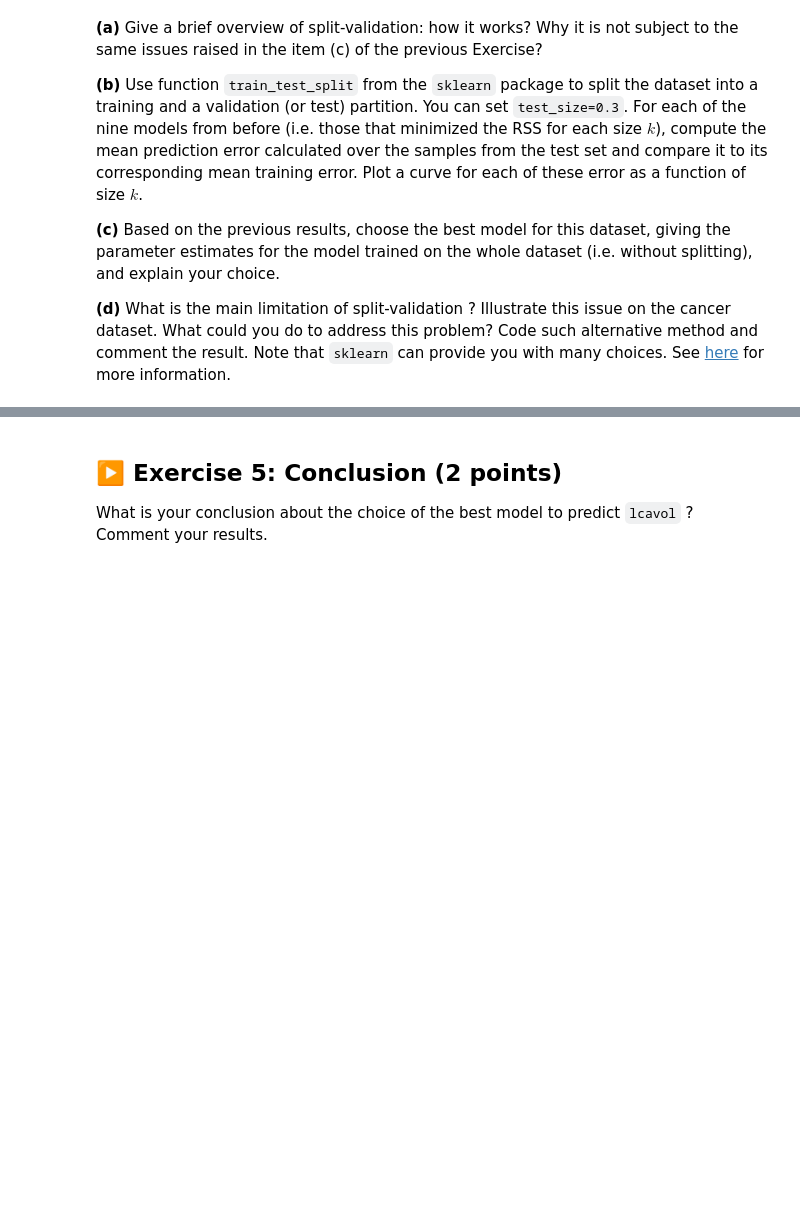
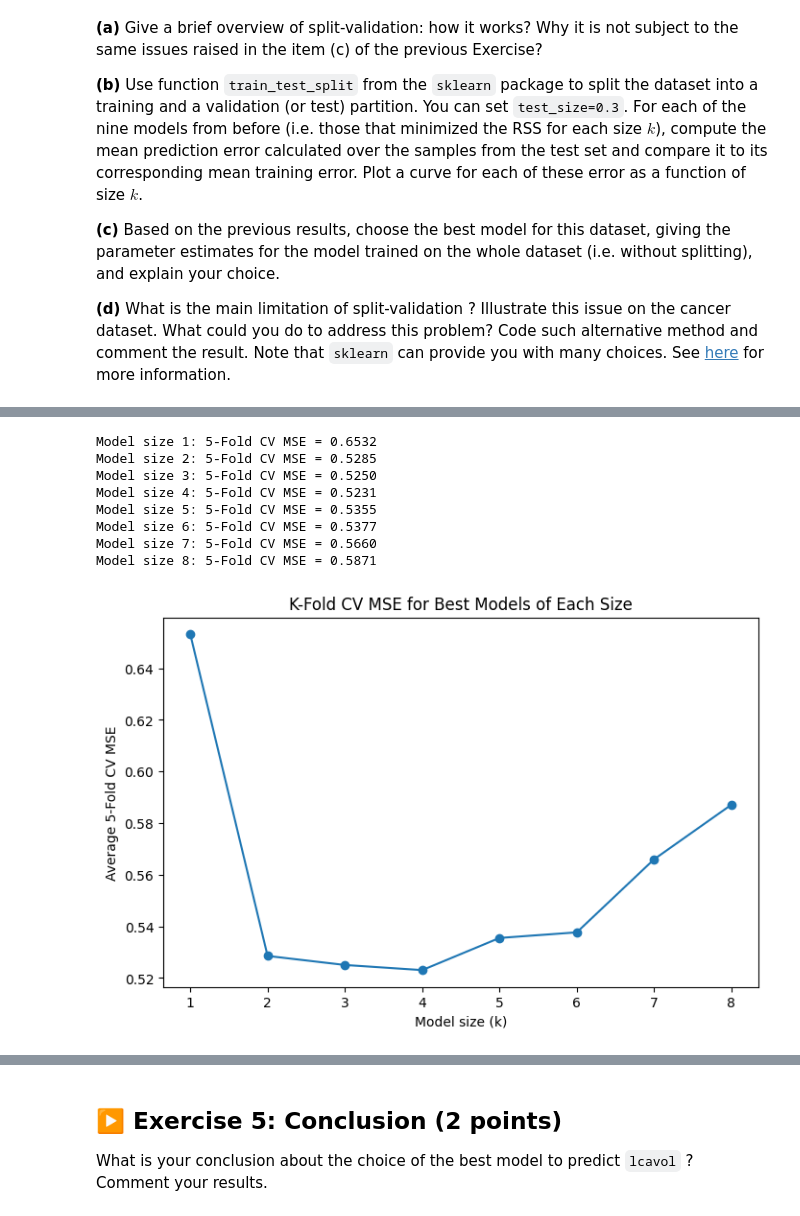
Before and after one commit to Ba-Hi/reports_tp, a Jupyter notebook: TP1/TP1.ipynb, the cells around one changed output, grey strips where cells are left out. Cells and saved outputs as stored; diff of their text form; code cells hidden in the pictures; blank space fills up the shorter version.

```diff
--- a/TP1/TP1.ipynb
+++ b/TP1/TP1.ipynb
@@ -646,0 +735,19 @@ you do to address this problem? Code such alternative method and comment the res
+# %%
+import statsmodels.api as sm
+
+# Best model of size k = 3
+selected = best_models[3]   # ('lpsa', 'age', 'lcp')
+
+# Build design matrix using the whole dataset
+X_k = sm.add_constant(df[list(selected)])
+y = df['lcavol']
+
+# Fit model on entire dataset
+model_full = sm.OLS(y, X_k).fit()
+
+# Print full summary
+print(model_full.summary())
+
+# Print only coefficients
+print("\nEstimated coefficients:")
+print(model_full.params)
@@ -646,0 +778,59 @@ you do to address this problem? Code such alternative method and comment the res
+# %%
+import statsmodels.api as sm
+from sklearn.model_selection import KFold
+from sklearn.metrics import mean_squared_error
+import numpy as np
+
+# Prepare predictors and response
+predictors = ['lpsa','lweight','age','lbph','svi','lcp','gleason','pgg45']
+X = df[predictors].values
+y = df['lcavol'].values
+
+kf = KFold(n_splits=5, shuffle=True, random_state=1)
+
+cv_mse_per_model = []
+
+# Loop over model sizes k = 1..8
+for k in range(1, 9):
+    selected = best_models[k]  # best predictors for this size
+    fold_mse = []
+
+    for train_index, test_index in kf.split(X):
+        if len(selected) == 0:
+            # Model with no predictors: just intercept
+            X_train_k = np.ones((len(train_index), 1))
+            X_test_k = np.ones((len(test_index), 1))
+        else:
+            X_train_k = sm.add_constant(X[train_index][:, [predictors.index(p) for p in selected]])
+            X_test_k = sm.add_constant(X[test_index][:, [predictors.index(p) for p in selected]])
+
+        y_train_k = y[train_index]
+        y_test_k = y[test_index]
+
+        model = sm.OLS(y_train_k, X_train_k).fit()
+        y_pred = model.predict(X_test_k)
+        fold_mse.append(mean_squared_error(y_test_k, y_pred))
+
+    avg_mse = np.mean(fold_mse)
+    cv_mse_per_model.append(avg_mse)
+    print(f"Model size {k}: 5-Fold CV MSE = {avg_mse:.4f}")
+
+# Plot CV MSE vs model size
+import matplotlib.pyplot as plt
+
+plt.figure(figsize=(8,5))
+plt.plot(range(1,9), cv_mse_per_model, marker='o')
+plt.xlabel("Model size (k)")
+plt.ylabel("Average 5-Fold CV MSE")
+plt.title("K-Fold CV MSE for Best Models of Each Size")
+plt.show()
+# %% [output]
+Model size 1: 5-Fold CV MSE = 0.6532
+Model size 2: 5-Fold CV MSE = 0.5285
+Model size 3: 5-Fold CV MSE = 0.5250
+Model size 4: 5-Fold CV MSE = 0.5231
+Model size 5: 5-Fold CV MSE = 0.5355
+Model size 6: 5-Fold CV MSE = 0.5377
+Model size 7: 5-Fold CV MSE = 0.5660
+Model size 8: 5-Fold CV MSE = 0.5871
+[figure, added]
```
Also changed, not shown: parts of 9 cells of this notebook.
